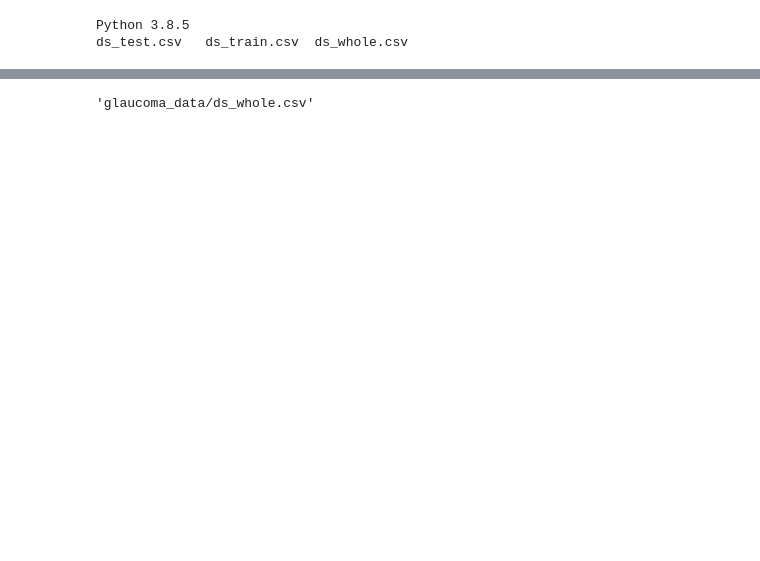
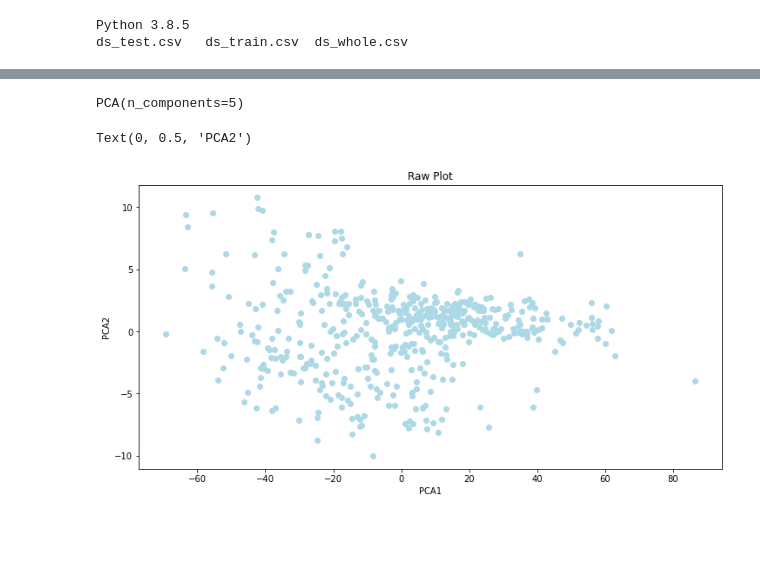
Before and after one commit to cdanyko/Danyko_TFCB_capstone, a Jupyter notebook: Danyko_JupyterNotebook.ipynb, the cells around one changed output, grey strips where cells are left out. Saved outputs shown, nothing was run; the diff lists cells and outputs as text; code cells hidden in the pictures; blank space fills up the shorter version.

```diff
--- a/Danyko_JupyterNotebook.ipynb
+++ b/Danyko_JupyterNotebook.ipynb
@@ -17,21 +28,8 @@ ds_test.csv   ds_train.csv  ds_whole.csv
 datafile = 'glaucoma_data/ds_whole.csv'
 
 df = pd.read_csv(datafile) # df for dataframe but you can call it whatever you like
-df_cont = df['age', 'MD', 'PSD', 'cornea_thickness', 'RNFL4.mean']
 
-scaler = StandardScaler()
-scaler.fit(df_cont)
-df_cont_csaled = scaler.trasnform(df_cont)
-pca = PCA(n_components)
-#we have a pandas dataframe
-#rows are single observations
-#columns are numeric values
-#How many rows? How many columns?
-
-
-
-##Easy way to look up: df? or print(df) or df.info or df.shape
-##Number of columns minus 1 is number of features
-
-#use ye ol len function
+#choose continuous data
+df_cont = df[['age', 'MD', 'PSD', 'cornea_thickness', 'RNFL4.mean']]
+print(df_cont)
 # %% [output]
@@ -138,6 +49,0 @@ import Bio.SeqIO
-# %%
-whole = 'glaucoma_data/ds_whole.csv'
-train = 'glaucoma_data/ds_train.csv'
-test = 'glaucoma_data/ds_test.csv'
-# %% [output]
-'glaucoma_data/ds_whole.csv'
@@ -158,0 +50,28 @@ print('Cell with minimum feature count:', total_transcripts.index(max(total_tran
+# %%
+scaler = StandardScaler() #need to standardize the scale.
+scaler.fit(df_cont)
+df_cont_scaled = scaler.transform(df_cont)
+pca = PCA(n_components=5)
+
+pca.fit(df_cont)
+# %% [output]
+PCA(n_components=5)
+# %%
+X_pca=pca.transform(df_cont)
+X_pca.shape
+
+from sklearn.decomposition import PCA
+
+#plot raw pca plt
+plt.figure(figsize=(12,6))
+
+
+plt.scatter(X_pca[:,1], X_pca[:,4], c='lightblue')
+plt.title('Raw Plot')
+plt.xlabel('PCA1')
+plt.ylabel('PCA2')
+# %% [output]
+Text(0, 0.5, 'PCA2')
+[figure, added]
+# %% [markdown]
+#
```
Also changed, not shown: parts of 13 cells of this notebook.
